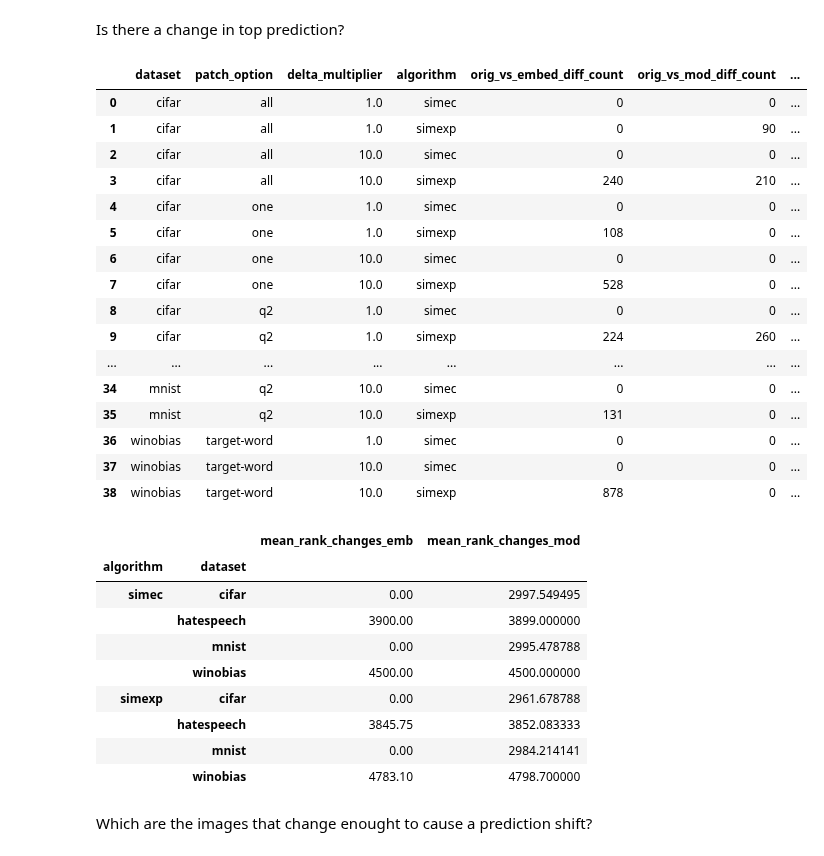
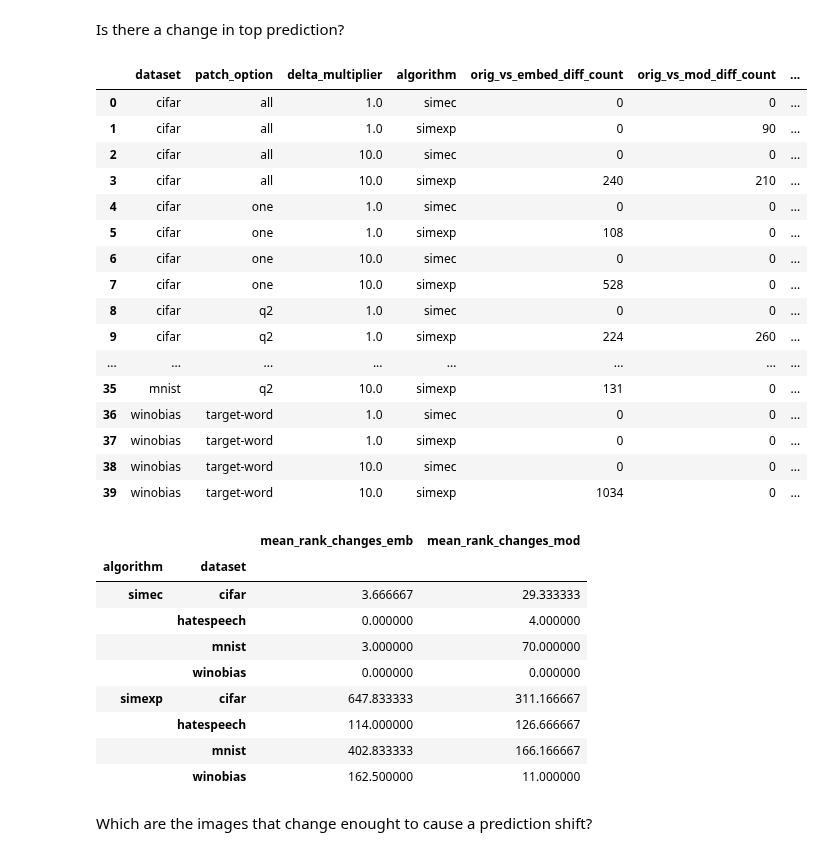
Before and after one commit to alessiomarta/transformers_equivalence_classes, a Jupyter notebook: notebooks/interpretation-analysis.ipynb, the cells around one changed output. Saved outputs shown, nothing was run; the diff lists cells and outputs as text; code cells hidden in the pictures.

Commit message:
plots and tables for paper

```diff
--- a/notebooks/interpretation-analysis.ipynb
+++ b/notebooks/interpretation-analysis.ipynb
@@ -13,7 +13,7 @@ def load_data():
     df = pd.read_parquet(os.path.join(RES_DIR, f"{OUT_NAME}_results.parquet"))
     npz_data = np.load(os.path.join(RES_DIR, f"{OUT_NAME}_embeddings.npz"), allow_pickle=True)
 
-    for key in ["distance", "original_image_pred_proba", "embedding_pred_proba", "modified_image_pred_proba", "modified_image"]:
+    for key in ["distance", "original_image_pred_proba", "embedding_pred_proba", "modified_image_pred_proba", "modified_image", "modified_image_diff"]:
         df[key] = list(npz_data[key])
 
     #df.dropna(axis=1, inplace=True)
@@ -85,8 +85,10 @@ for group_keys, group in results.groupby(group_cols):
     for row in rows[1:]:
         changed_emb = row.embedding_pred != prev_emb
         changed_mod = row.modified_image_pred != prev_mod
-        emb_changed_ranking = spearmanr(np.argsort(row.embedding_pred_proba), prev_emb_class_ranking).statistic
-        mod_changed_ranking = spearmanr(np.argsort(row.modified_image_pred_proba), prev_mod_class_ranking).statistic
+        #emb_changed_ranking = spearmanr(np.argsort(row.embedding_pred_proba), prev_emb_class_ranking).statistic
+        #mod_changed_ranking = spearmanr(np.argsort(row.modified_image_pred_proba), prev_mod_class_ranking).statistic
+        emb_changed_ranking = np.sum(np.argsort(row.embedding_pred_proba)!= prev_emb_class_ranking)
+        mod_changed_ranking = np.sum(np.argsort(row.modified_image_pred_proba)!= prev_mod_class_ranking)
         change_records.append({
             "dataset": row.dataset,
             "patch_option": row.patch_option,
@@ -112,38 +114,38 @@ agg_change_counts = change_df.groupby(
     mod_change_count=("modified_change", "sum"),
     emb_rank_change_count=("emb_ranking_changed", "sum"),
     mod_rank_change_count=("mod_ranking_changed", "sum"),
 ).reset_index()
 
 orig_diff_counts = results.groupby(
     ["dataset", "patch_option", "delta_multiplier", "algorithm"]
 ).agg(
     orig_vs_embed_diff_count=("orig_vs_embed_diff", "sum"),
     orig_vs_mod_diff_count=("orig_vs_mod_diff", "sum"),
     total=("original_image_pred", "count")
 ).reset_index()
 
 # Merge both summaries
 final_summary = pd.merge(orig_diff_counts, agg_change_counts, on=["dataset", "patch_option", "delta_multiplier", "algorithm"], how="outer")
 
 final_summary
 # %% [output]
 |  | dataset | patch_option | delta_multiplier | algorithm | orig_vs_embed_diff_count | orig_vs_mod_diff_count | ... |
 | 0 | cifar | all | 1.0 | simec | 0 | 0 | ... |
 | 1 | cifar | all | 1.0 | simexp | 0 | 90 | ... |
 | 2 | cifar | all | 10.0 | simec | 0 | 0 | ... |
 | 3 | cifar | all | 10.0 | simexp | 240 | 210 | ... |
 | 4 | cifar | one | 1.0 | simec | 0 | 0 | ... |
 | 5 | cifar | one | 1.0 | simexp | 108 | 0 | ... |
 | 6 | cifar | one | 10.0 | simec | 0 | 0 | ... |
 | 7 | cifar | one | 10.0 | simexp | 528 | 0 | ... |
 | 8 | cifar | q2 | 1.0 | simec | 0 | 0 | ... |
 | 9 | cifar | q2 | 1.0 | simexp | 224 | 260 | ... |
 | ... | ... | ... | ... | ... | ... | ... | ... |
-| 34 | mnist | q2 | 10.0 | simec | 0 | 0 | ... |
 | 35 | mnist | q2 | 10.0 | simexp | 131 | 0 | ... |
 | 36 | winobias | target-word | 1.0 | simec | 0 | 0 | ... |
-| 37 | winobias | target-word | 10.0 | simec | 0 | 0 | ... |
-| 38 | winobias | target-word | 10.0 | simexp | 878 | 0 | ... |
+| 37 | winobias | target-word | 1.0 | simexp | 0 | 0 | ... |
+| 38 | winobias | target-word | 10.0 | simec | 0 | 0 | ... |
+| 39 | winobias | target-word | 10.0 | simexp | 1034 | 0 | ... |
 # %%
 final_summary.groupby(["algorithm", "dataset"]).agg(
     mean_rank_changes_emb=("emb_rank_change_count", "mean"),
@@ -152,14 +154,14 @@ final_summary.groupby(["algorithm", "dataset"]).agg(
 # %% [output]
 |  |  | mean_rank_changes_emb | mean_rank_changes_mod |
 | algorithm | dataset |  |  |
-| simec | cifar | 0.00 | 2997.549495 |
-|  | hatespeech | 3900.00 | 3899.000000 |
-|  | mnist | 0.00 | 2995.478788 |
-|  | winobias | 4500.00 | 4500.000000 |
-| simexp | cifar | 0.00 | 2961.678788 |
-|  | hatespeech | 3845.75 | 3852.083333 |
-|  | mnist | 0.00 | 2984.214141 |
-|  | winobias | 4783.10 | 4798.700000 |
+| simec | cifar | 3.666667 | 29.333333 |
+|  | hatespeech | 0.000000 | 4.000000 |
+|  | mnist | 3.000000 | 70.000000 |
+|  | winobias | 0.000000 | 0.000000 |
+| simexp | cifar | 647.833333 | 311.166667 |
+|  | hatespeech | 114.000000 | 126.666667 |
+|  | mnist | 402.833333 | 166.166667 |
+|  | winobias | 162.500000 | 11.000000 |
 # %% [markdown]
 Which are the images that change enought to cause a prediction shift?
 # %%
```
Also changed, not shown: parts of 4 cells of this notebook, 2 other files.
